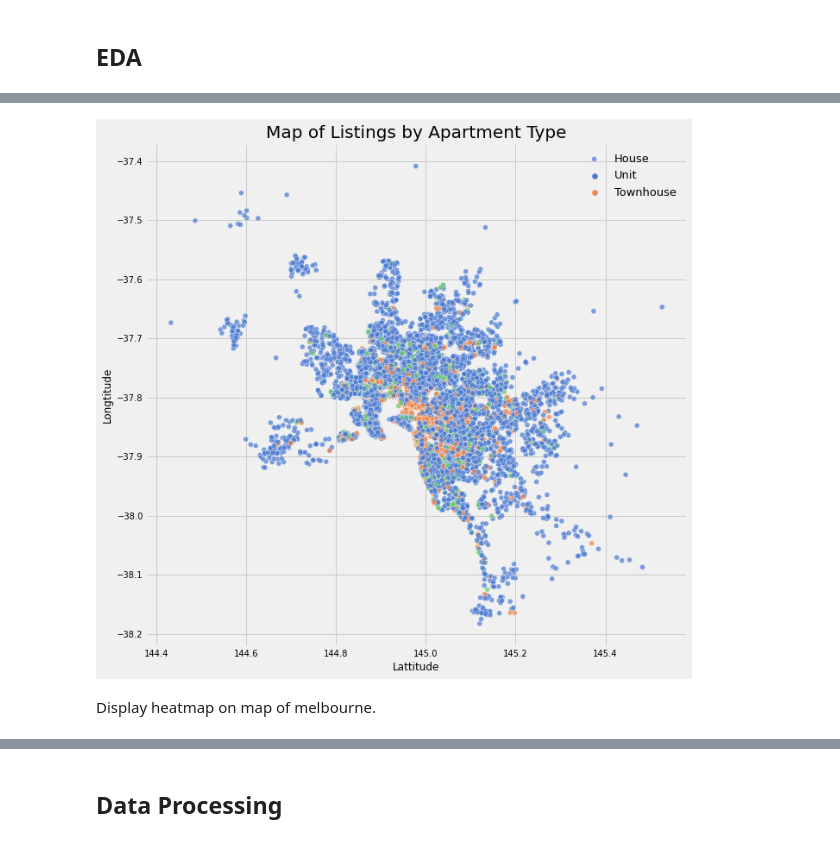
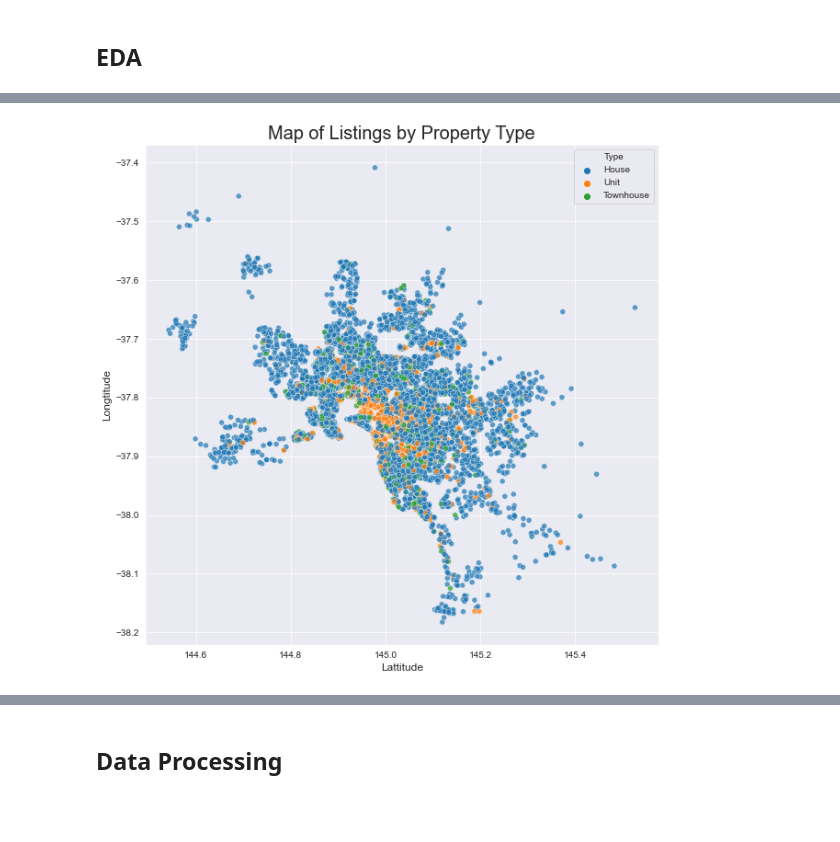
Before and after one commit to ruchikav95/Melbourne-Housing-Unsupervised-Learning, a Jupyter notebook: Official Notebook.ipynb, the cells around one changed output, grey strips where cells are left out. Drawn from its saved outputs; the diff is of its cells as text; code cells hidden in the pictures; blank space fills up the shorter version.

```diff
--- a/Official Notebook.ipynb
+++ b/Official Notebook.ipynb
@@ -152,13 +195,14 @@ Plotting the properties by latitude and longitude
 # %%
+# Plotting the properties by latitude and longitude
+data = df.copy()
+data['Type'] = data['Type'].map({'h': 'House', 'u': 'Unit', 't':'Townhouse'})
 plt.figure(figsize=(10,10))
-a = sns.scatterplot(data=df, x='Longtitude', y='Lattitude', hue='Type', palette='muted', alpha=0.7)
-plt.title('Map of Listings by Apartment Type', fontsize=20)
+a = sns.scatterplot(data=data, x='Longtitude', y='Lattitude', hue='Type', alpha=0.7, legend='full')
+plt.title('Map of Listings by Property Type', fontsize=20)
 plt.xlabel('Lattitude',fontsize=12)
 plt.ylabel("Longtitude",fontsize=12)
-plt.legend(frameon=False, fontsize=13,labels=types)
+# plt.legend(frameon=False, fontsize=13,labels=types, loc="upper right")
 plt.tick_params(labelsize=10)
 # %% [output]
-[figure, old version]
+[figure, new version]
-# %% [markdown]
-Display heatmap on map of melbourne.
 # %%
```
Also changed, not shown: parts of 20 cells of this notebook, 1 other file.
